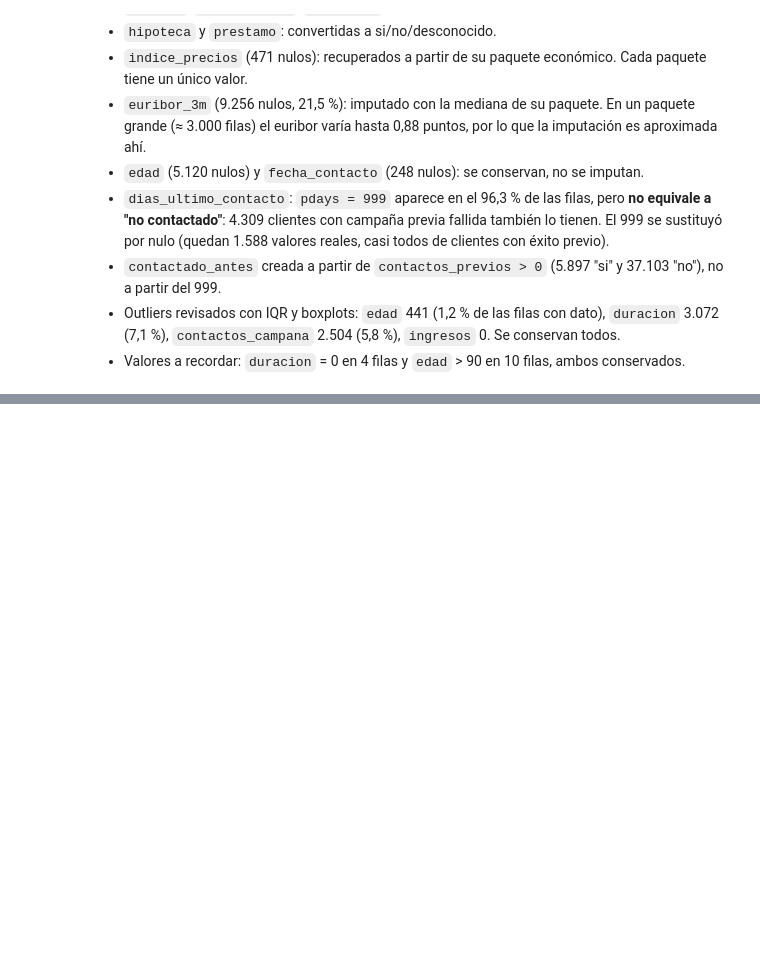
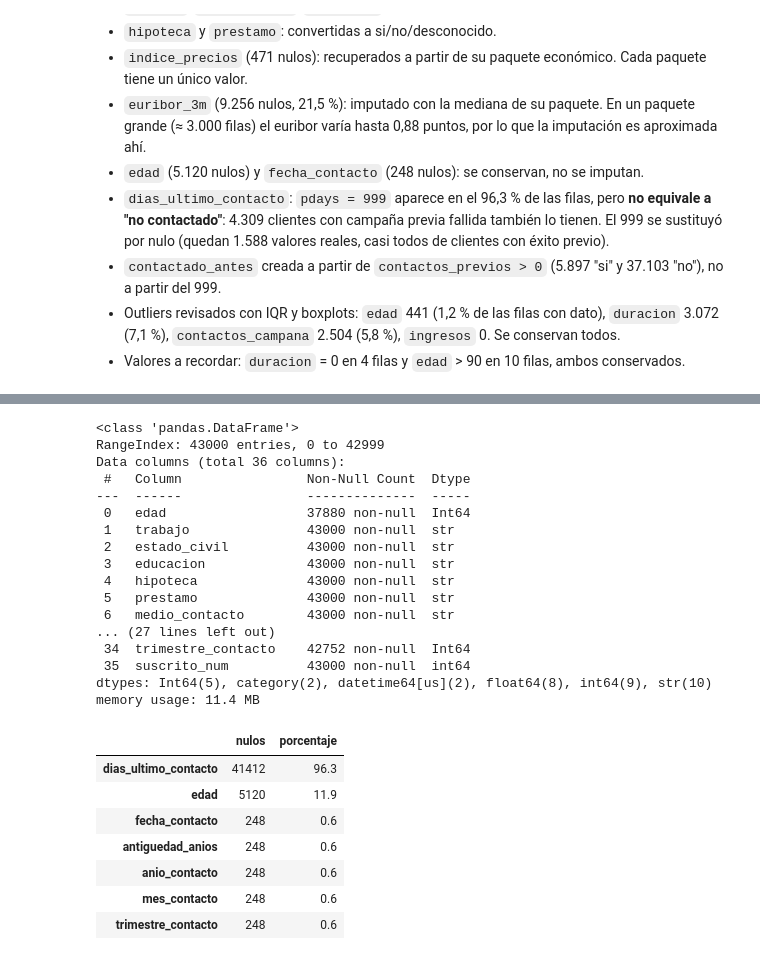
Before and after one commit to AntonioRojasBoquizo/00_da_p04_v01, a Jupyter notebook: notebooks/02_limpieza_y_transformacion.ipynb, the cells around one changed output, grey strips where cells are left out. Saved outputs shown, nothing was run; the diff lists cells and outputs as text; code cells hidden in the pictures; blank space fills up the shorter version.

Commit message:
Merge de datasets y creación de nuevas columnas

```diff
--- a/notebooks/02_limpieza_y_transformacion.ipynb
+++ b/notebooks/02_limpieza_y_transformacion.ipynb
@@ -427,0 +531,29 @@ memory usage: 7.6 MB
+# %%
+df.info()
+resumen_de_nulos(df)
+# %% [output]
+<class 'pandas.DataFrame'>
+RangeIndex: 43000 entries, 0 to 42999
+Data columns (total 36 columns):
+ #   Column                Non-Null Count  Dtype
+---  ------                --------------  -----
+ 0   edad                  37880 non-null  Int64
+ 1   trabajo               43000 non-null  str
+ 2   estado_civil          43000 non-null  str
+ 3   educacion             43000 non-null  str
+ 4   hipoteca              43000 non-null  str
+ 5   prestamo              43000 non-null  str
+ 6   medio_contacto        43000 non-null  str
+... (27 lines left out)
+ 34  trimestre_contacto    42752 non-null  Int64
+ 35  suscrito_num          43000 non-null  int64
+dtypes: Int64(5), category(2), datetime64[us](2), float64(8), int64(9), str(10)
+memory usage: 11.4 MB
+|  | nulos | porcentaje |
+| dias_ultimo_contacto | 41412 | 96.3 |
+| edad | 5120 | 11.9 |
+| fecha_contacto | 248 | 0.6 |
+| antiguedad_anios | 248 | 0.6 |
+| anio_contacto | 248 | 0.6 |
+| mes_contacto | 248 | 0.6 |
+| trimestre_contacto | 248 | 0.6 |
```
Also changed, not shown: parts of 13 cells of this notebook.
